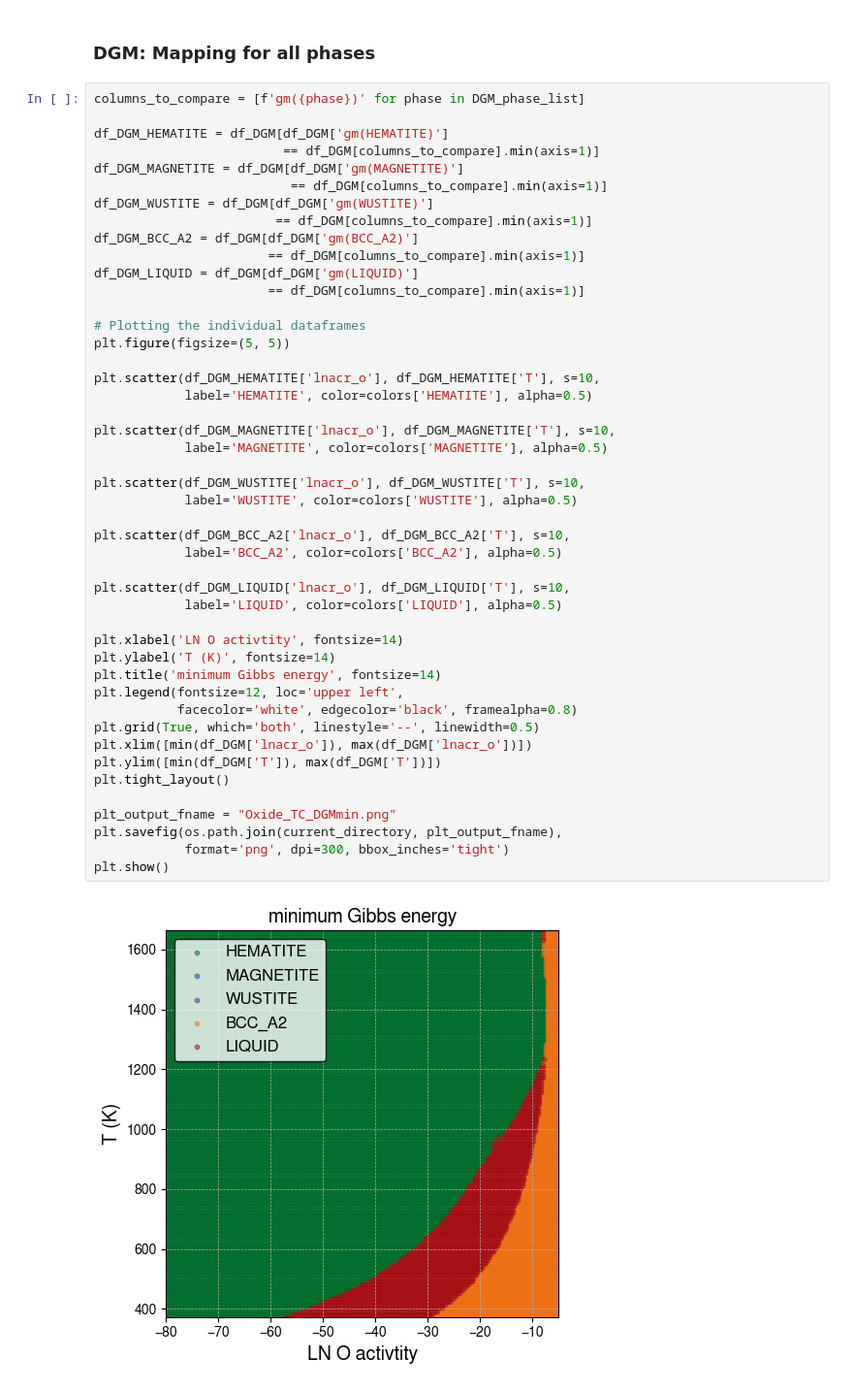
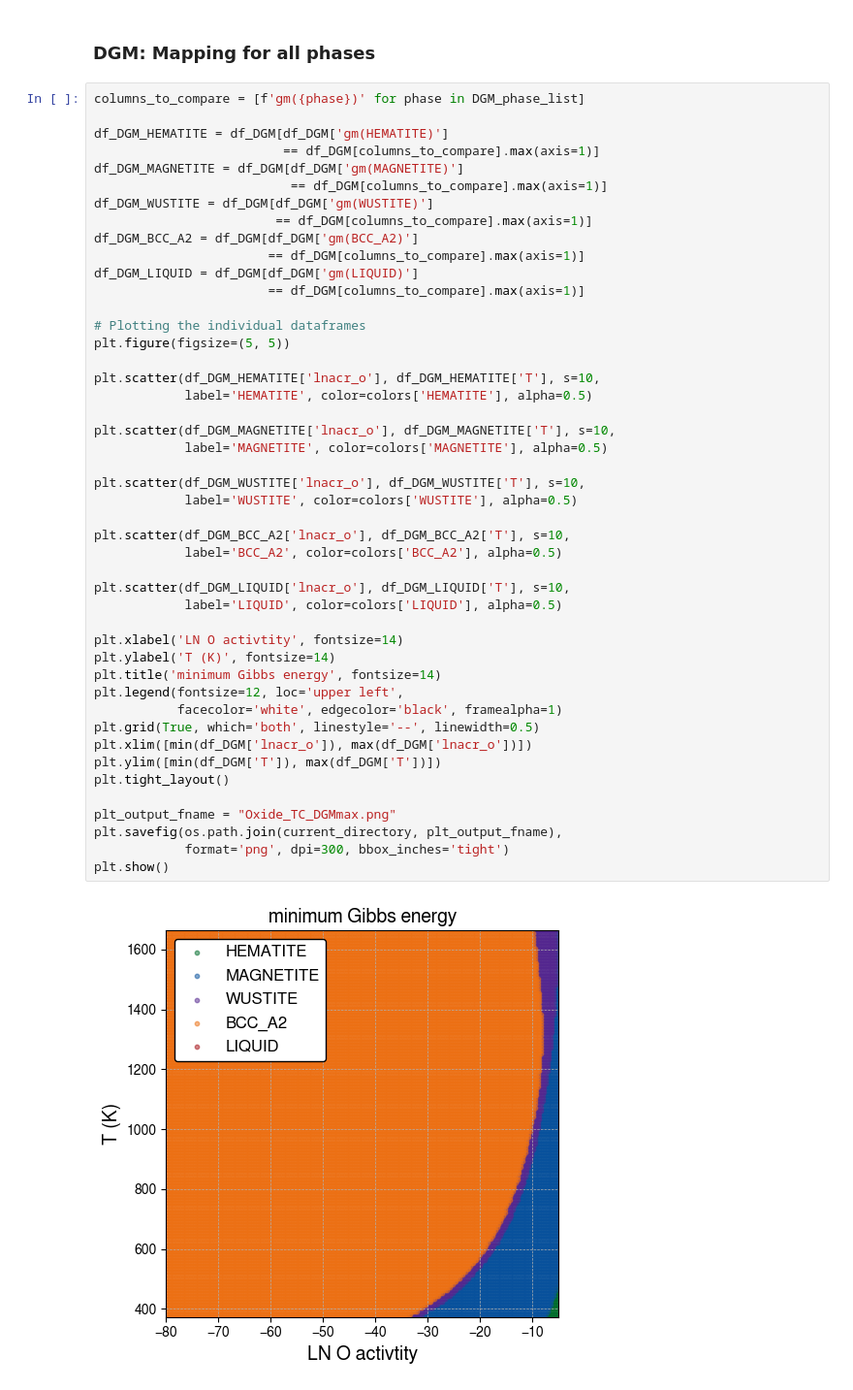
Before and after one commit to YXWU2014/IronOxide_TC, a Jupyter notebook: Oxide_TC_equilibrium.ipynb, the cells around one changed output. Shown at 97% size. Cells and saved outputs as stored; diff of their text form.

```diff
--- a/Oxide_TC_equilibrium.ipynb
+++ b/Oxide_TC_equilibrium.ipynb
@@ -815,47 +815,47 @@ plt.show()
 columns_to_compare = [f'gm({phase})' for phase in DGM_phase_list]
 
 df_DGM_HEMATITE = df_DGM[df_DGM['gm(HEMATITE)']
-                         == df_DGM[columns_to_compare].min(axis=1)]
+                         == df_DGM[columns_to_compare].max(axis=1)]
 df_DGM_MAGNETITE = df_DGM[df_DGM['gm(MAGNETITE)']
-                          == df_DGM[columns_to_compare].min(axis=1)]
+                          == df_DGM[columns_to_compare].max(axis=1)]
 df_DGM_WUSTITE = df_DGM[df_DGM['gm(WUSTITE)']
-                        == df_DGM[columns_to_compare].min(axis=1)]
+                        == df_DGM[columns_to_compare].max(axis=1)]
 df_DGM_BCC_A2 = df_DGM[df_DGM['gm(BCC_A2)']
-                       == df_DGM[columns_to_compare].min(axis=1)]
+                       == df_DGM[columns_to_compare].max(axis=1)]
 df_DGM_LIQUID = df_DGM[df_DGM['gm(LIQUID)']
-                       == df_DGM[columns_to_compare].min(axis=1)]
+                       == df_DGM[columns_to_compare].max(axis=1)]
 
 # Plotting the individual dataframes
 plt.figure(figsize=(5, 5))
 
 plt.scatter(df_DGM_HEMATITE['lnacr_o'], df_DGM_HEMATITE['T'], s=10,
             label='HEMATITE', color=colors['HEMATITE'], alpha=0.5)
 
 plt.scatter(df_DGM_MAGNETITE['lnacr_o'], df_DGM_MAGNETITE['T'], s=10,
             label='MAGNETITE', color=colors['MAGNETITE'], alpha=0.5)
 
 plt.scatter(df_DGM_WUSTITE['lnacr_o'], df_DGM_WUSTITE['T'], s=10,
             label='WUSTITE', color=colors['WUSTITE'], alpha=0.5)
 
 plt.scatter(df_DGM_BCC_A2['lnacr_o'], df_DGM_BCC_A2['T'], s=10,
             label='BCC_A2', color=colors['BCC_A2'], alpha=0.5)
 
 plt.scatter(df_DGM_LIQUID['lnacr_o'], df_DGM_LIQUID['T'], s=10,
             label='LIQUID', color=colors['LIQUID'], alpha=0.5)
 
 plt.xlabel('LN O activtity', fontsize=14)
 plt.ylabel('T (K)', fontsize=14)
 plt.title('minimum Gibbs energy', fontsize=14)
 plt.legend(fontsize=12, loc='upper left',
-           facecolor='white', edgecolor='black', framealpha=0.8)
+           facecolor='white', edgecolor='black', framealpha=1)
 plt.grid(True, which='both', linestyle='--', linewidth=0.5)
 plt.xlim([min(df_DGM['lnacr_o']), max(df_DGM['lnacr_o'])])
 plt.ylim([min(df_DGM['T']), max(df_DGM['T'])])
 plt.tight_layout()
 
-plt_output_fname = "Oxide_TC_DGMmin.png"
+plt_output_fname = "Oxide_TC_DGMmax.png"
 plt.savefig(os.path.join(current_directory, plt_output_fname),
             format='png', dpi=300, bbox_inches='tight')
 plt.show()
 # %% [output]
-[figure, old version]
+[figure, new version]
```
Also changed, not shown: 2 other files.
